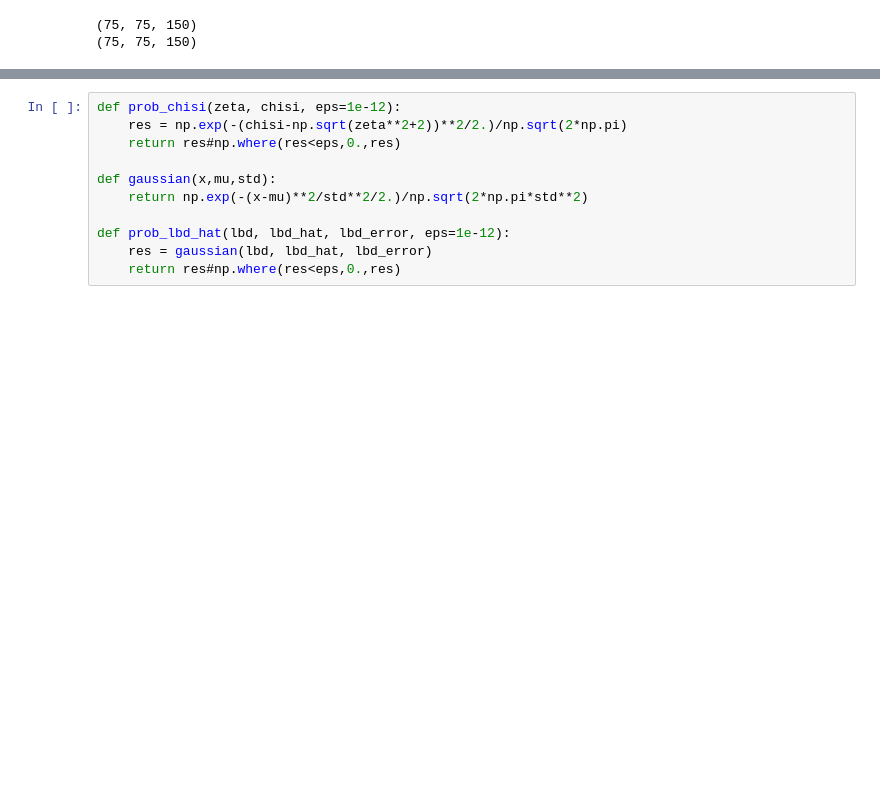
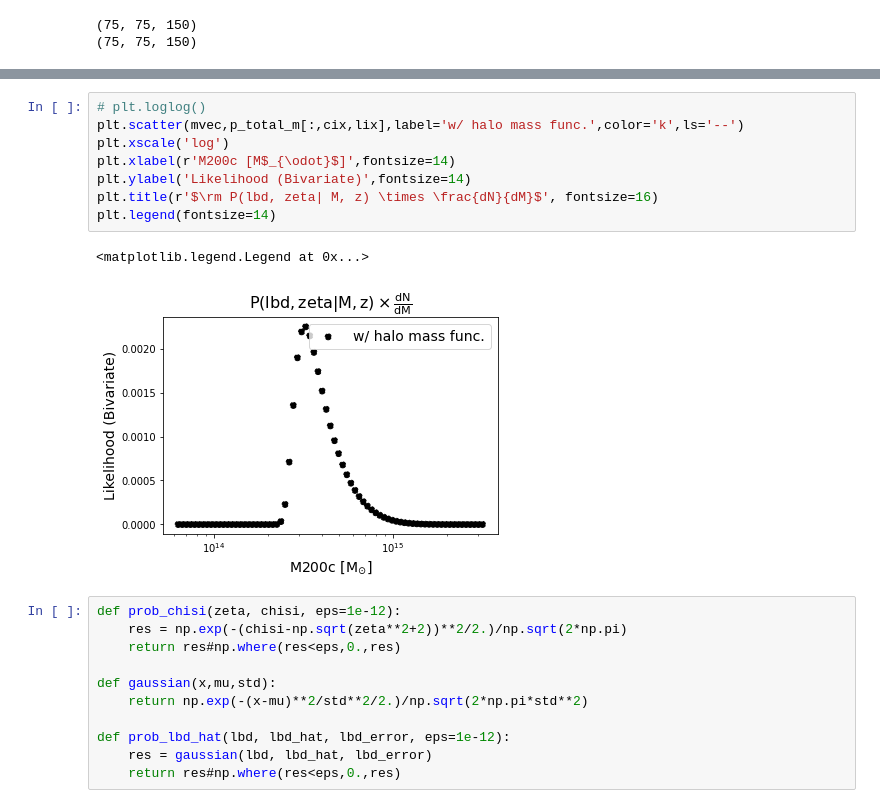
Before and after one commit to allenpinjic/mustar-project, a Jupyter notebook: notebook/Implementing_SPT_ModelV2.ipynb, the cells around one changed output, grey strips where cells are left out. Drawn from its saved outputs; the diff is of its cells as text; blank space fills up the shorter version.

```diff
--- a/notebook/Implementing_SPT_ModelV2.ipynb
+++ b/notebook/Implementing_SPT_ModelV2.ipynb
@@ -499,3 +552,14 @@ plt.legend(fontsize=14)
+# %%
+# plt.loglog()
+plt.scatter(mvec,p_total_m[:,cix,lix],label='w/ halo mass func.',color='k',ls='--')
+plt.xscale('log')
+plt.xlabel(r'M200c [M$_{\odot}$]',fontsize=14)
+plt.ylabel('Likelihood (Bivariate)',fontsize=14)
+plt.title(r'$\rm P(lbd, zeta| M, z) \times \frac{dN}{dM}$', fontsize=16)
+plt.legend(fontsize=14)
+# %% [output]
+<matplotlib.legend.Legend at 0x...>
+[figure, added]
 # %%
 def prob_chisi(zeta, chisi, eps=1e-12):
     res = np.exp(-(chisi-np.sqrt(zeta**2+2))**2/2.)/np.sqrt(2*np.pi)
```
Also changed, not shown: parts of 9 cells of this notebook, 3 other files.
